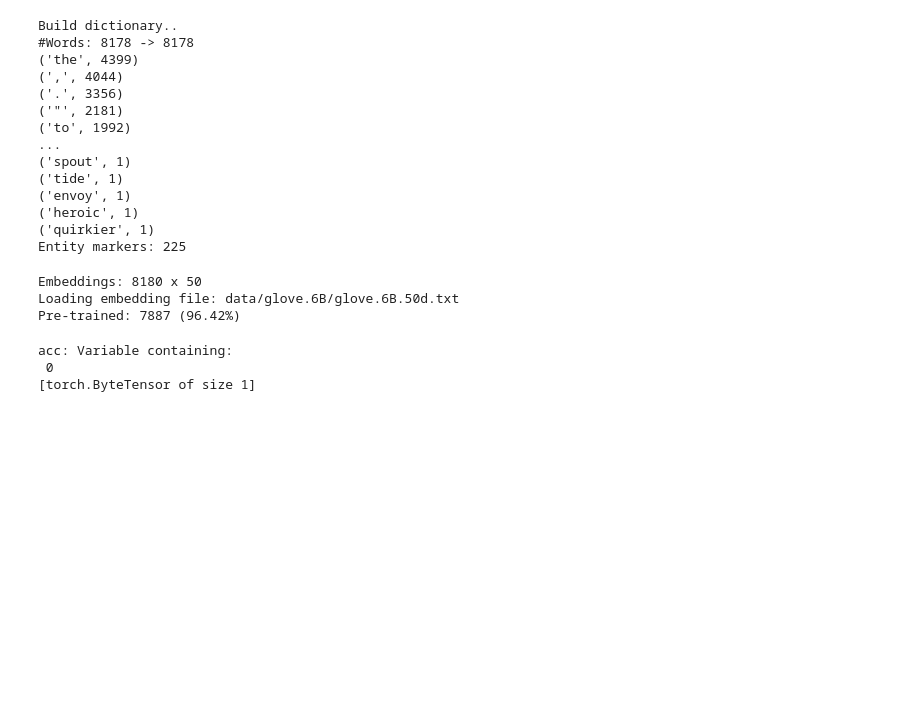
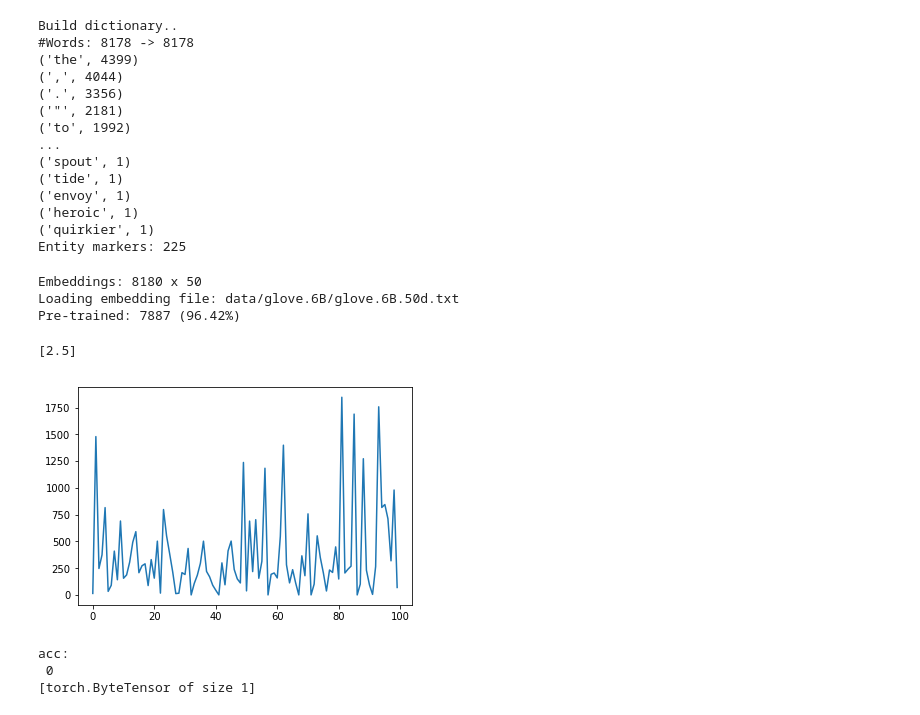
Before and after one commit to Guangyi-Z/pytorch-rc-cnn, a Jupyter notebook: gru.ipynb, the cells around one changed output. Cells and saved outputs as stored; diff of their text form; code cells hidden in the pictures; blank space fills up the shorter version.

```diff
--- a/gru.ipynb
+++ b/gru.ipynb
@@ -170,6 +172,7 @@ class Net(nn.Module):
         self.q_gru = nn.GRU(embedding_dim, self.hidden_dim // 2,
                             num_layers=1, bidirectional=True)
 
+        self.entity_dict = entity_dict
         self.entity_dim = len(entity_dict)
         self.lin = nn.Linear(self.hidden_dim, self.entity_dim)
 
@@ -198,29 +201,52 @@ class Net(nn.Module):
         q_gru_out = q_gru_out.view(len(q_words), self.hidden_dim)
         sim = torch.mm(d_gru_out, q_hidden.view(self.hidden_dim,1))
         o = torch.sum(d_gru_out * sim, dim=0)
-        return F.log_softmax(self.lin(o), dim=0)
+
+        ol = self.lin(o)
+        dummy = Variable(torch.FloatTensor([float('-inf')] * self.entity_dim))
+        ol2 = torch.cat((ol.view(-1,1), dummy.view(-1,1)), dim=1)
+        d_ent_idx = set(list(filter(lambda x: x,
+                                [self.entity_dict.get(dw, None)
+                                 for dw in d_words])))
+        o_idx = [0 if i in d_ent_idx else 1 for i in range(self.entity_dim)]
+        o = ol2.gather(1, Variable(torch.Tensor(o_idx).long().view(-1,1)))
+
+        return F.log_softmax(o, dim=0)
+# %%
+a = np.array([2.5])
+a.tolist()
+# %% [output]
+[2.5]
 # %%
 hidden_dim = 5
 net = Net(word_dict, entity_dict, embeddings, embedding_size, hidden_dim)
 loss_function = nn.NLLLoss()
-optimizer = optim.SGD(net.parameters(), lr=0.1)
+optimizer = optim.SGD(net.parameters(), lr=0.000001)
 
+losses = list()
 for d,q,a in zip(train_d, train_q, train_a): # !test
     net.zero_grad()
     log_probs = net(d, q)
     target = Variable(torch.LongTensor([entity_dict[a]]))
     loss = loss_function(log_probs.view(1,-1), target)
+    losses.append(loss.data.numpy().tolist()[0])
+    print(losses[-1])
     loss.backward()
+    torch.nn.utils.clip_grad_norm(net.parameters(), 1)
     optimizer.step()
+plt.plot(range(len(losses)), losses)
+plt.show()
+# %% [output]
+[figure, added]
 # %%
 acc = 0
 for d,q,a in zip(train_d, train_q, train_a): # !test
     log_probs = net(d, q)
-    target = entity_dict[a]
+    target = torch.LongTensor([entity_dict[a]])
     _, idx = torch.max(log_probs, 0)
-    acc += idx == target
+    acc += idx.data == target
 print('acc: {}'.format(acc/len(train_a)))
 # %% [output]
-acc: Variable containing:
+acc:
  0
 [torch.ByteTensor of size 1]
```
Also changed, not shown: parts of 1 cell of this notebook.
